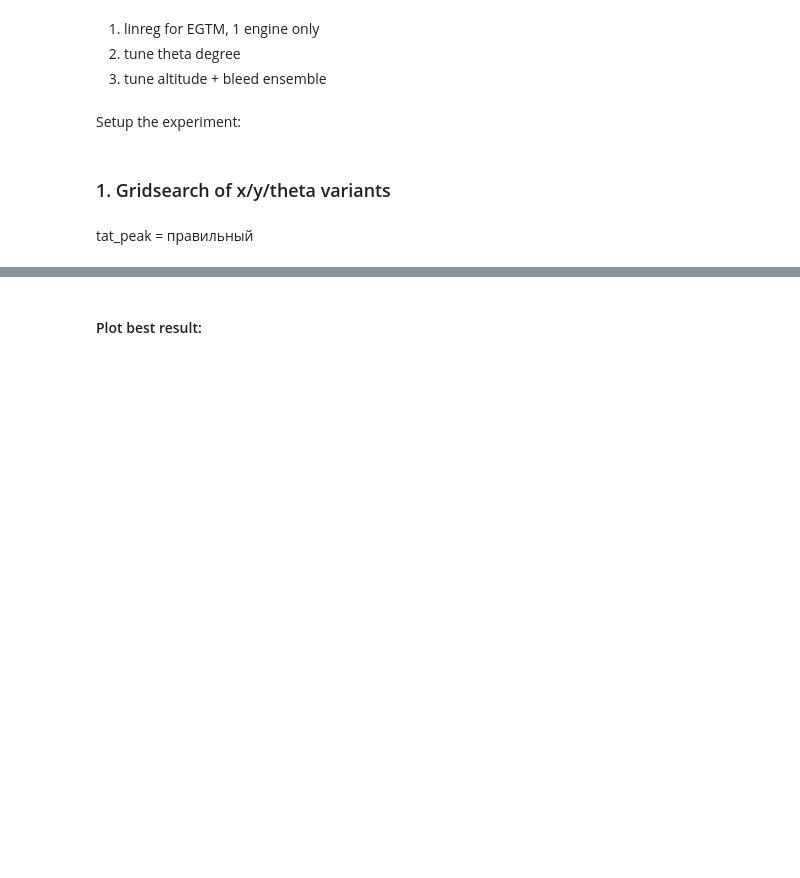
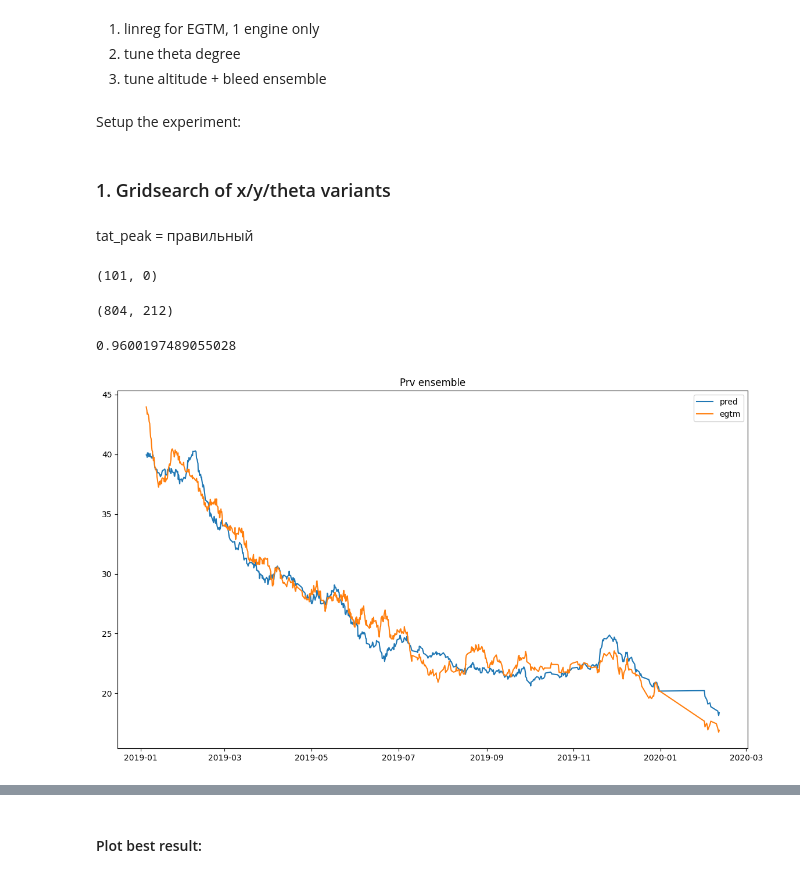
Before and after one commit to skeptlk/ecm, a Jupyter notebook: ex14_finetuning.ipynb, the cells around one changed output, grey strips where cells are left out. Cells and saved outputs as stored; diff of their text form; code cells hidden in the pictures; blank space fills up the shorter version.

Commit message:
New regressor class with ensemble

```diff
--- a/ex14_finetuning.ipynb
+++ b/ex14_finetuning.ipynb
@@ -39,3 +39,13 @@ def theta_correct(data, x_param, y_param, theta_param, alpha2 = alpha_2):
   data[f'{y_param}_k'] = (data[y_param] + 273.16) / (theta ** alpha2)
   data[f'{x_param}_k'] = data[x_param] / (theta ** alpha)
   return data
+# %%
+
+def combination_to_number (comb: tuple[bool]):
+    a = map(int, comb)
+    return int(''.join(map(str, a)))
+
+
+combination_to_number((True, False, True)), combination_to_number((False, False, False))
+# %% [output]
+(101, 0)
@@ -42,3 +133,27 @@ def theta_correct(data, x_param, y_param, theta_param, alpha2 = alpha_2):
+# %%
+bgu_all = pd.read_csv('./takeoff-merged-VQ-BGU-30s.csv', parse_dates=['reportts']) \
+  .query('pos == 2 and reportts >= "2019-01-05"')
+bgu_all.shape
+# %% [output]
+(804, 212)
+# %%
+model = EGTMarginRegressor(early_range=[10, 1000])
+bdu = bgu_all.query(f"n2a_peak > 0 and egt_peak > 0 and tat > -100 and egtm > -100").copy()
+
+model.fit(bdu, bdu['egtm'])
+pred = model.predict(bdu)
+
+print(model.score(bdu, bdu['egtm']))
+
+plt.figure(figsize=(14, 8))
+plt.title(f'Prv ensemble')
+plt.plot(bdu['reportts'], smooth(pred['pred'], 0.05))
+plt.plot(bdu['reportts'], bdu['egtm'])
+plt.legend(['pred', 'egtm'])
+plt.show()
+# %% [output]
+0.9600197489055028
+[figure, added]
 # %%
 from sklearn.linear_model import LinearRegression
 from sklearn.metrics import root_mean_squared_error
```
Also changed, not shown: parts of 9 cells of this notebook.
